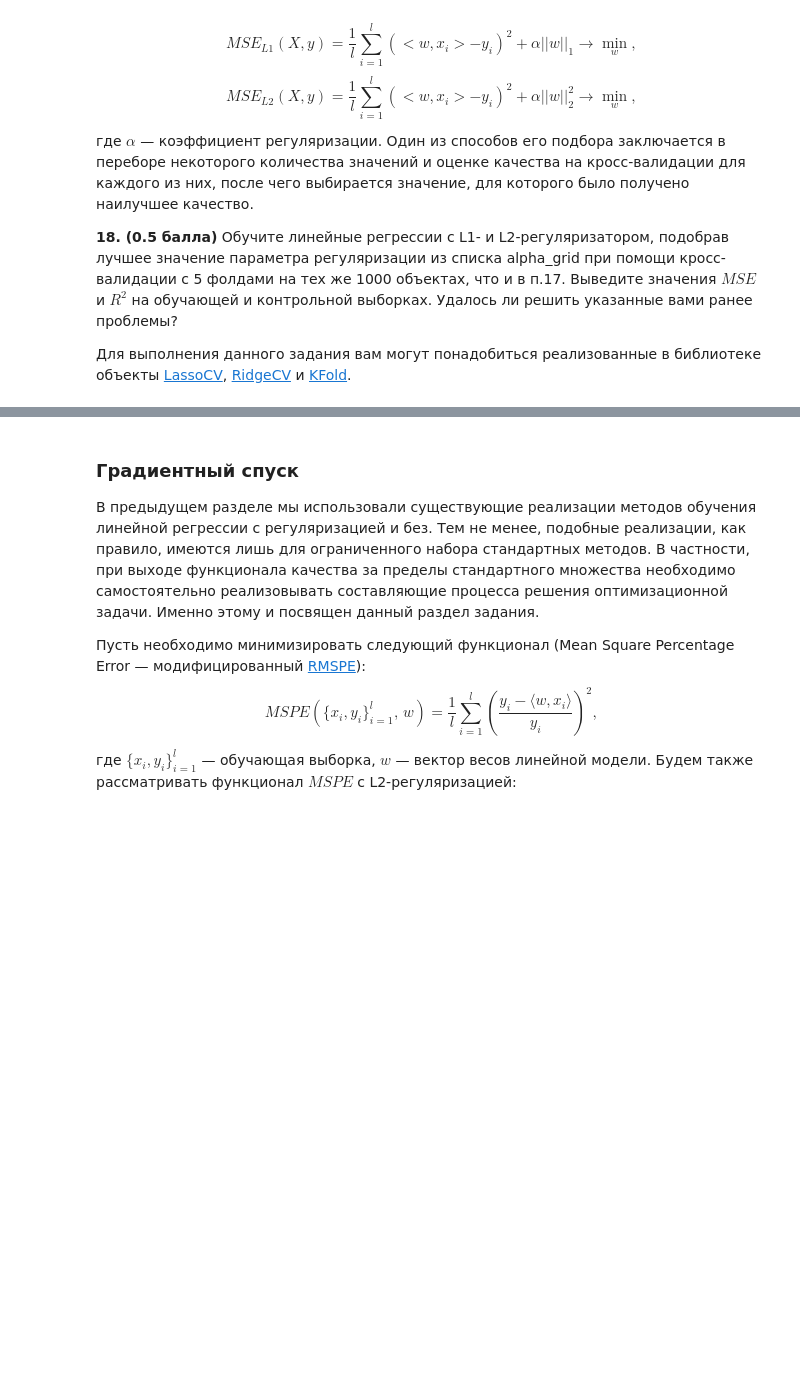
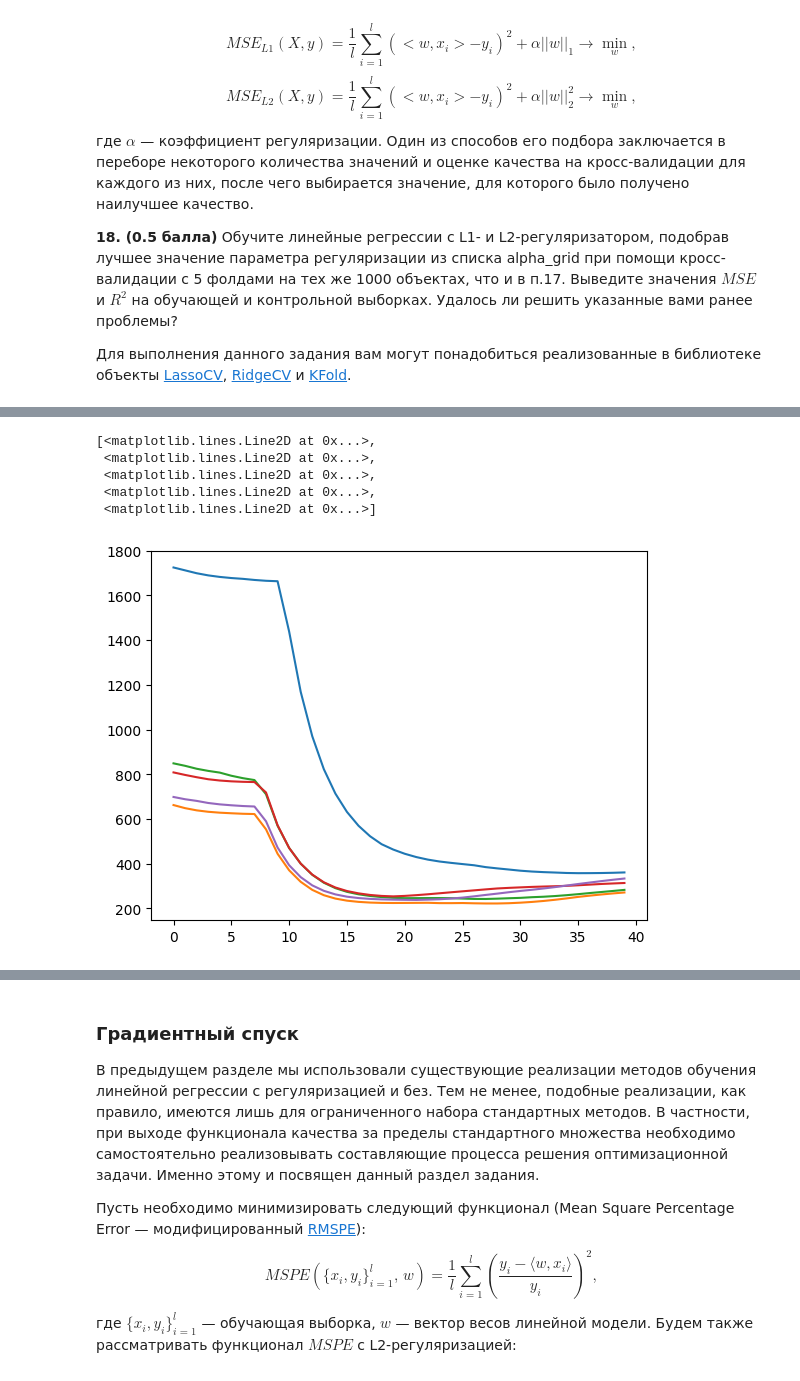
Before and after one commit to Uralbeckins/ML-Sokolov-Course, a Jupyter notebook: homework-practice-01-linregr.ipynb, the cells around one changed output, grey strips where cells are left out. Saved outputs shown, nothing was run; the diff lists cells and outputs as text; code cells hidden in the pictures; blank space fills up the shorter version.

```diff
--- a/homework-practice-01-linregr.ipynb
+++ b/homework-practice-01-linregr.ipynb
@@ -587,0 +625,15 @@ $$MSE_{L2}(X, y) = \frac{1}{l} \sum_{i=1}^l (<w, x_i> - y_i)^2 + \alpha ||w||_2^
+# %%
+# L1 regularization:
+
+from sklearn.linear_model import LassoCV
+
+lasso_model = LassoCV(
+    n_alphas=100,
+    fit_intercept=True,
+    n_jobs=-1,
+    cv=5,
+    random_state=42,
+    verbose=True
+)
+
+lasso_model_trained = train_eval(lasso_model)
@@ -587,0 +656,13 @@ $$MSE_{L2}(X, y) = \frac{1}{l} \sum_{i=1}^l (<w, x_i> - y_i)^2 + \alpha ||w||_2^
+# %%
+# for value in lasso_model_trained.mse_path_:
+#     print(value)
+
+
+plt.plot(lasso_model_trained.mse_path_)
+# %% [output]
+[<matplotlib.lines.Line2D at 0x...>,
+ <matplotlib.lines.Line2D at 0x...>,
+ <matplotlib.lines.Line2D at 0x...>,
+ <matplotlib.lines.Line2D at 0x...>,
+ <matplotlib.lines.Line2D at 0x...>]
+[figure, added]
```
Also changed, not shown: parts of 20 cells of this notebook.
